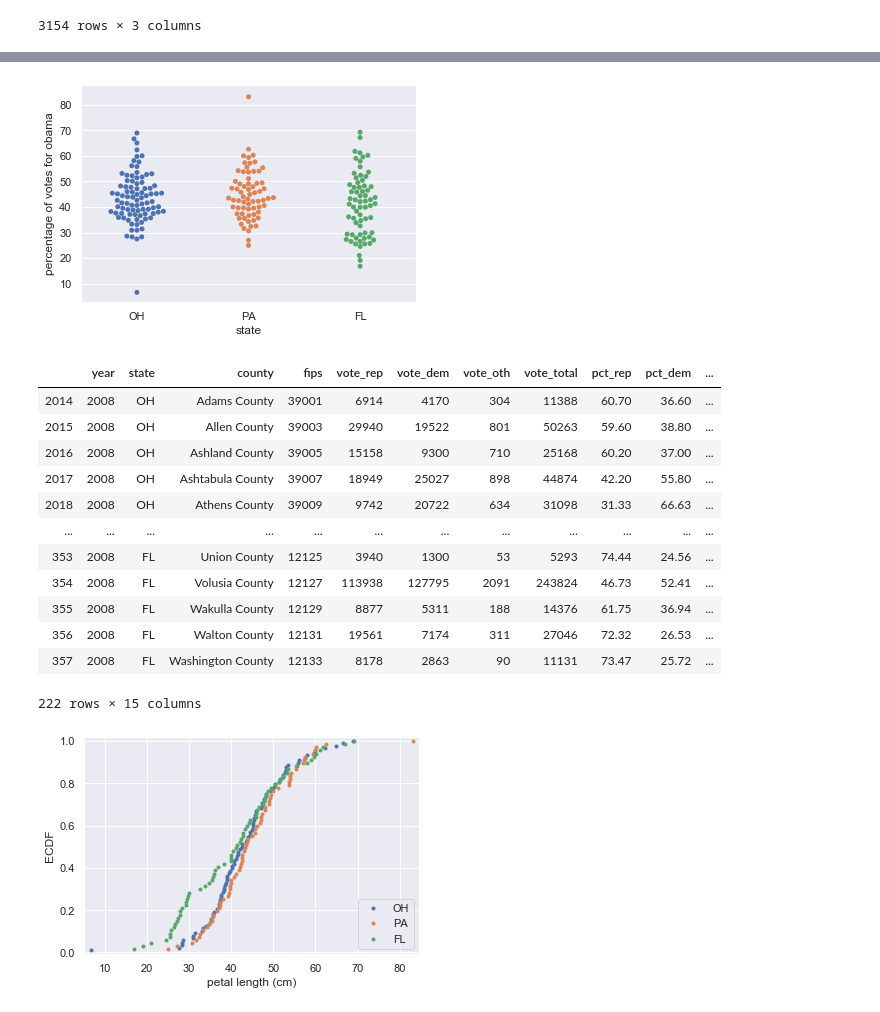
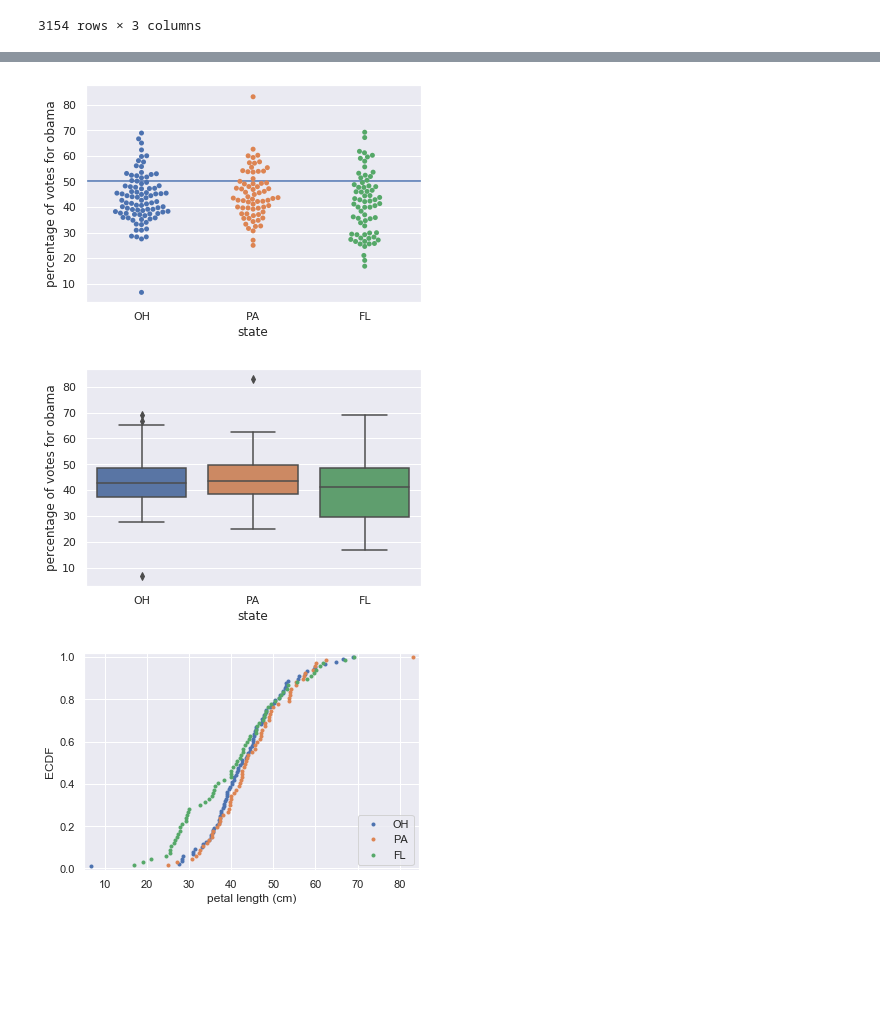
Before and after one commit to mohammad0alfares/EDA, a Jupyter notebook: Labs/swing_states lab.ipynb, the cells around one changed output, grey strips where cells are left out. Saved outputs shown, nothing was run; the diff lists cells and outputs as text; code cells hidden in the pictures; blank space fills up the shorter version.

```diff
--- a/Labs/swing_states lab.ipynb
+++ b/Labs/swing_states lab.ipynb
@@ -95,9 +95,3 @@ df_FL=df_swing[df_swing.state == 'FL']
 df_states=df_OH
 df_states=df_states.append(df_PA)
 df_states=df_states.append(df_FL)
-# %%
-sns.set()
-plot = plt.hist(df_states['pct_dem'])
-plot = plt.xlabel('percentage of votes for obama')
-plot = plt.ylabel('number of counties')
-plt.show()
@@ -106,24 +98,18 @@ plt.show()
+# %%
+_ = sns.swarmplot(x='state', y='pct_dem', data=df_states)
+_= plt.xlabel('state')
+_= plt.ylabel('percentage of votes for obama')
+_= plt.axhline(50)
+plt.show()
+# %% [output]
+[figure, added]
 # %%
-_ = sns.swarmplot(x='state', y='pct_dem', data=df_states)
+_= sns.boxplot(x='state', y='pct_dem', data=df_states)
 _= plt.xlabel('state')
 _= plt.ylabel('percentage of votes for obama')
 plt.show()
-df_states
 # %% [output]
-[figure, old version]
+[figure, new version]
-|  | year | state | county | fips | vote_rep | vote_dem | vote_oth | vote_total | pct_rep | pct_dem | ... |
-| 2014 | 2008 | OH | Adams County | 39001 | 6914 | 4170 | 304 | 11388 | 60.70 | 36.60 | ... |
-| 2015 | 2008 | OH | Allen County | 39003 | 29940 | 19522 | 801 | 50263 | 59.60 | 38.80 | ... |
-| 2016 | 2008 | OH | Ashland County | 39005 | 15158 | 9300 | 710 | 25168 | 60.20 | 37.00 | ... |
-| 2017 | 2008 | OH | Ashtabula County | 39007 | 18949 | 25027 | 898 | 44874 | 42.20 | 55.80 | ... |
-| 2018 | 2008 | OH | Athens County | 39009 | 9742 | 20722 | 634 | 31098 | 31.33 | 66.63 | ... |
-| ... | ... | ... | ... | ... | ... | ... | ... | ... | ... | ... | ... |
-| 353 | 2008 | FL | Union County | 12125 | 3940 | 1300 | 53 | 5293 | 74.44 | 24.56 | ... |
-| 354 | 2008 | FL | Volusia County | 12127 | 113938 | 127795 | 2091 | 243824 | 46.73 | 52.41 | ... |
-| 355 | 2008 | FL | Wakulla County | 12129 | 8877 | 5311 | 188 | 14376 | 61.75 | 36.94 | ... |
-| 356 | 2008 | FL | Walton County | 12131 | 19561 | 7174 | 311 | 27046 | 72.32 | 26.53 | ... |
-| 357 | 2008 | FL | Washington County | 12133 | 8178 | 2863 | 90 | 11131 | 73.47 | 25.72 | ... |
-222 rows × 15 columns
 # %%
 def ecdf(data):
     """Compute ECDF for a one-dimensional array of measurements."""
```
Also changed, not shown: parts of 3 cells of this notebook.
